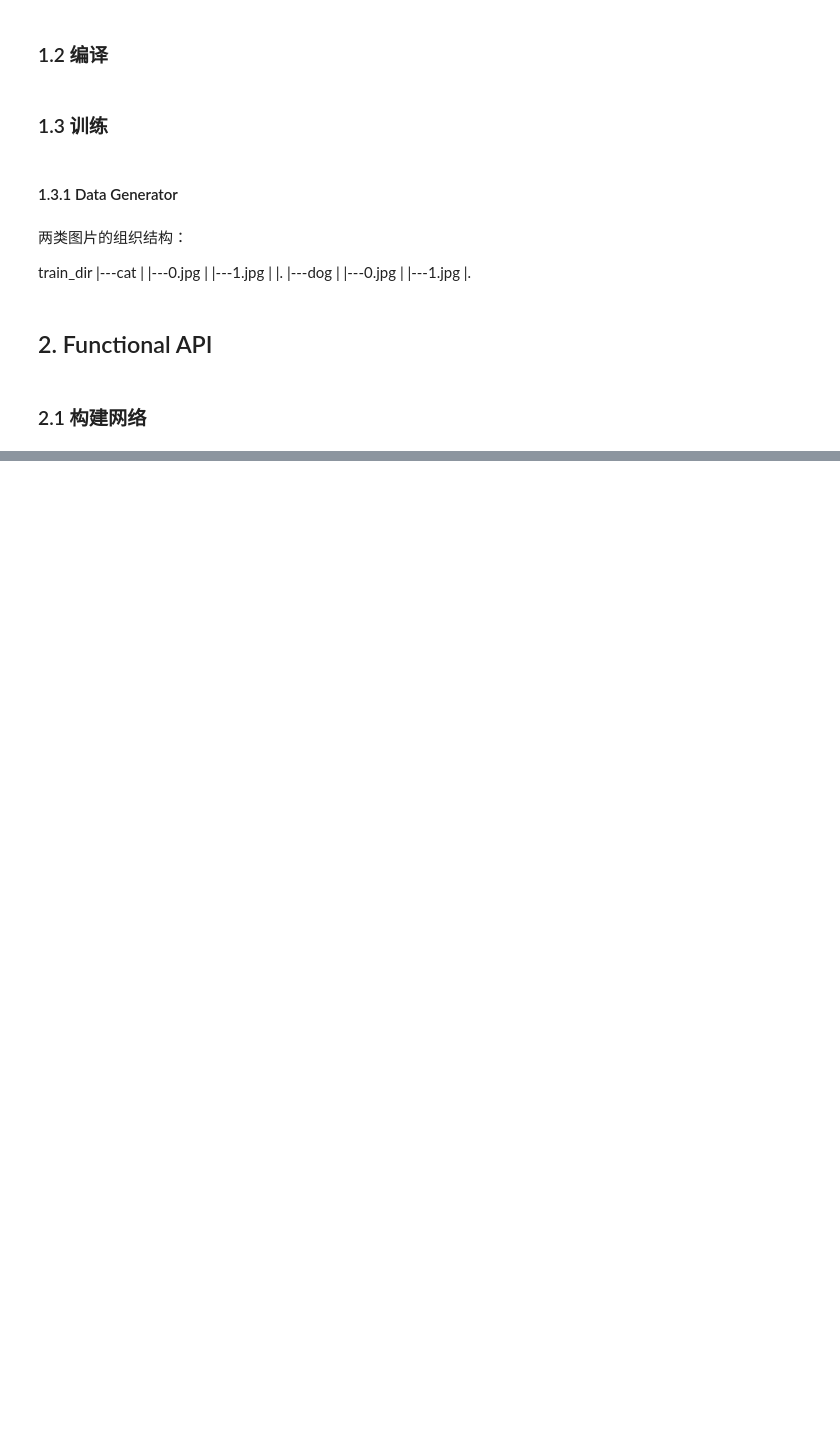
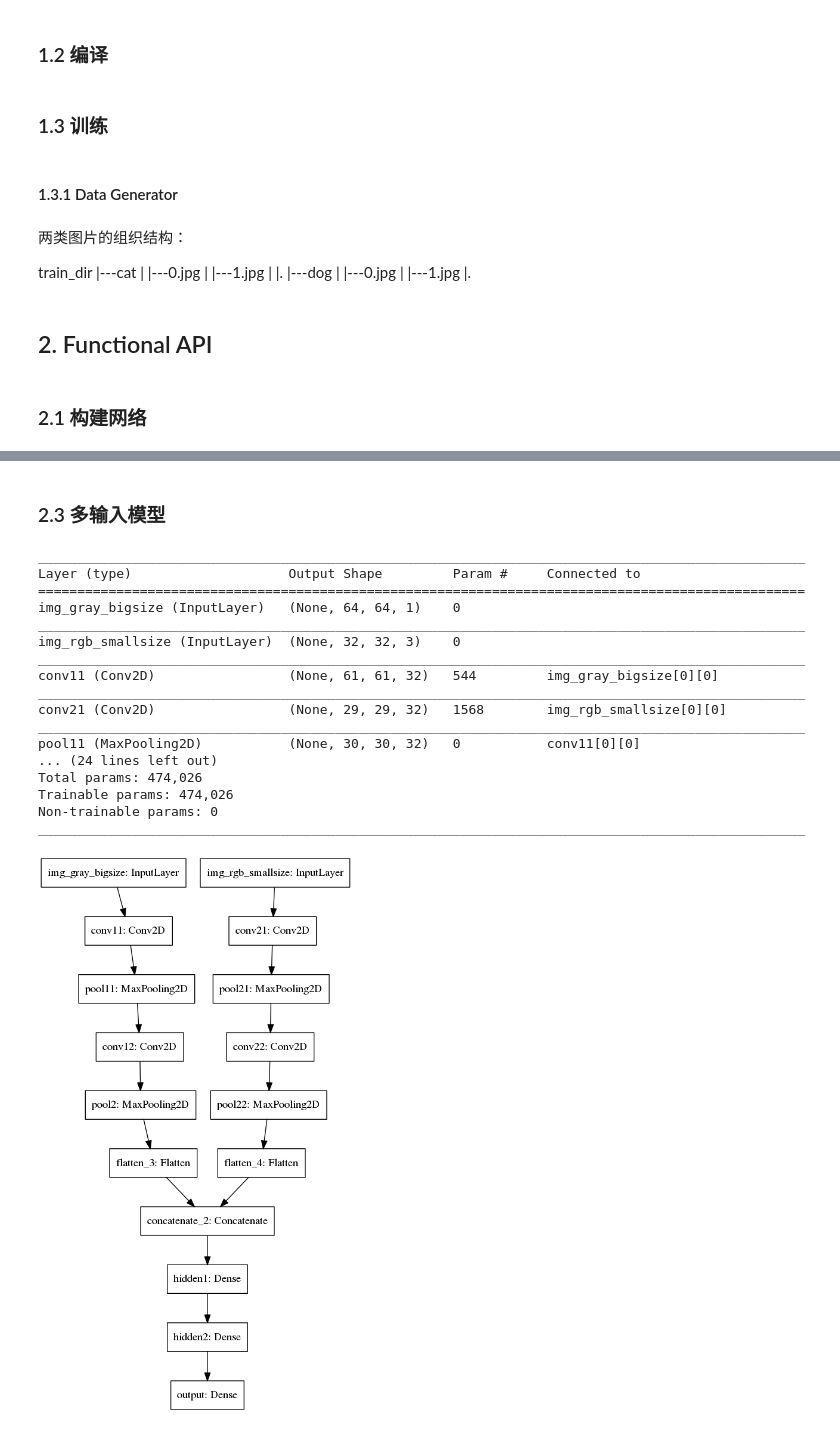
Before and after one commit to yunjieyin/keras-learning-API, a Jupyter notebook: API-summary/1-CNN-model.ipynb, the cells around one changed output, grey strips where cells are left out. Cells and saved outputs as stored; diff of their text form; code cells hidden in the pictures; blank space fills up the shorter version.

```diff
--- a/API-summary/1-CNN-model.ipynb
+++ b/API-summary/1-CNN-model.ipynb
@@ -125,0 +186,62 @@ plot_model(model, to_file='model_structure.png')
+# %% [markdown]
+### 2.3 多输入模型
+# %%
+from keras.models import Model
+from keras.layers import Input, Dense, Flatten
+from keras.layers.convolutional import Conv2D
+from keras.layers.pooling import  MaxPool2D
+from keras.layers.merge import concatenate
+from keras.utils import  plot_model
+
+# 第一个输入层
+img_gray_bigsize = Input(shape=(64, 64, 1), name='img_gray_bigsize')
+conv11 = Conv2D(32, (4, 4), activation='relu', name='conv11')(img_gray_bigsize)
+pool11 = MaxPool2D(pool_size=(2, 2), name='pool11')(conv11)
+conv12 = Conv2D(16, (2, 2), activation='relu', name='conv12')(pool11)
+pool12 = MaxPool2D(pool_size=(2, 2), name='pool2')(conv12)
+flat1 = Flatten()(pool12)
+
+# 第二个输入层
+img_rgb_smallsize = Input(shape=(32, 32, 3), name='img_rgb_smallsize')
+
+conv21 = Conv2D(32, (4, 4), activation='relu', name='conv21')(img_rgb_smallsize)
+pool21 = MaxPool2D(pool_size=(2, 2), name='pool21')(conv21)
+conv22 = Conv2D(16, (4, 4), activation='relu', name='conv22')(pool21)
+pool22 = MaxPool2D(pool_size=(2, 2), name='pool22')(conv22)
+flat2 = Flatten()(pool22)
+
+# 合并两个分支
+merge = concatenate([flat1, flat2])
+
+# fc
+hidden1 = Dense(128, activation='relu', name='hidden1')(merge)
+hidden2 = Dense(64, activation='relu', name='hidden2')(hidden1)
+
+# output
+output = Dense(10, activation='softmax', name='output')(hidden2)
+
+# 组合网络
+model = Model(inputs=[img_gray_bigsize, img_rgb_smallsize], outputs=output)
+
+model.summary()
+plot_model(model, to_file='model_structure.png')
+Image('model_structure.png')
+# %% [output]
+__________________________________________________________________________________________________
+Layer (type)                    Output Shape         Param #     Connected to
+==================================================================================================
+img_gray_bigsize (InputLayer)   (None, 64, 64, 1)    0
+__________________________________________________________________________________________________
+img_rgb_smallsize (InputLayer)  (None, 32, 32, 3)    0
+__________________________________________________________________________________________________
+conv11 (Conv2D)                 (None, 61, 61, 32)   544         img_gray_bigsize[0][0]
+__________________________________________________________________________________________________
+conv21 (Conv2D)                 (None, 29, 29, 32)   1568        img_rgb_smallsize[0][0]
+__________________________________________________________________________________________________
+pool11 (MaxPooling2D)           (None, 30, 30, 32)   0           conv11[0][0]
+... (24 lines left out)
+Total params: 474,026
+Trainable params: 474,026
+Non-trainable params: 0
+__________________________________________________________________________________________________
+[figure, added]
```
Also changed, not shown: parts of 2 cells of this notebook.
